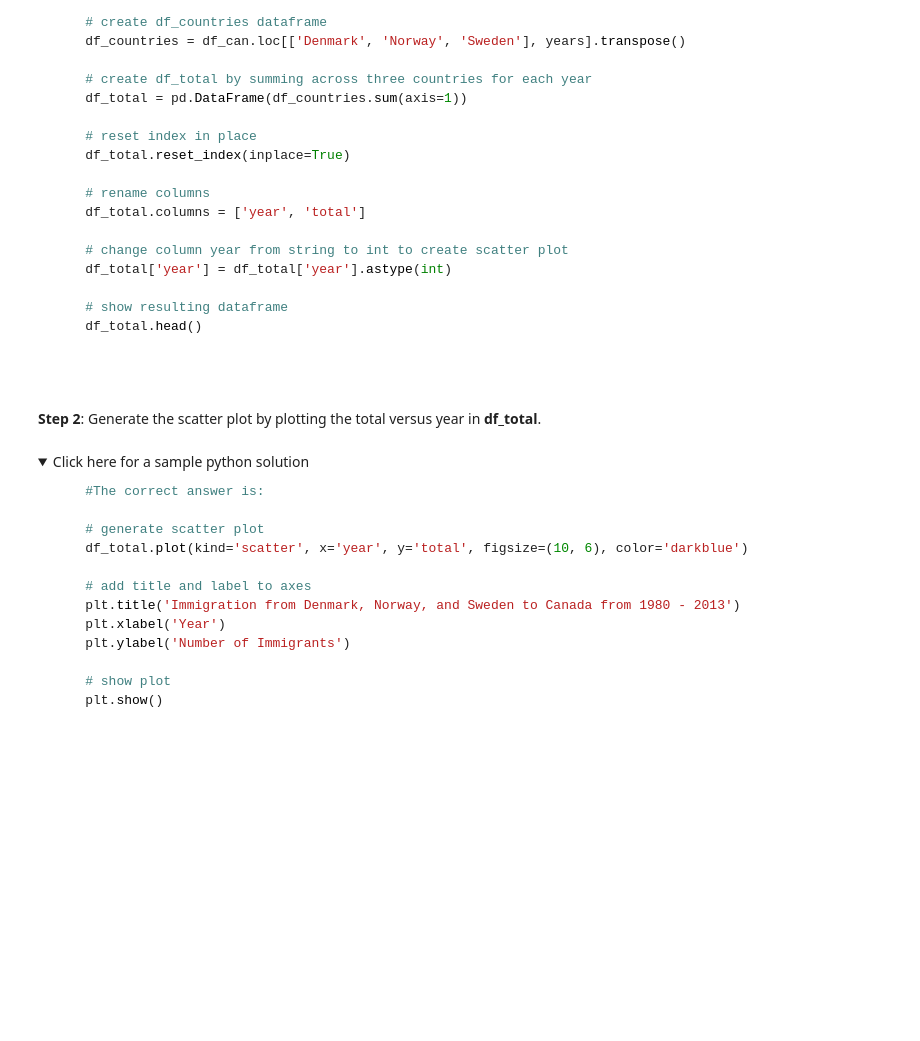
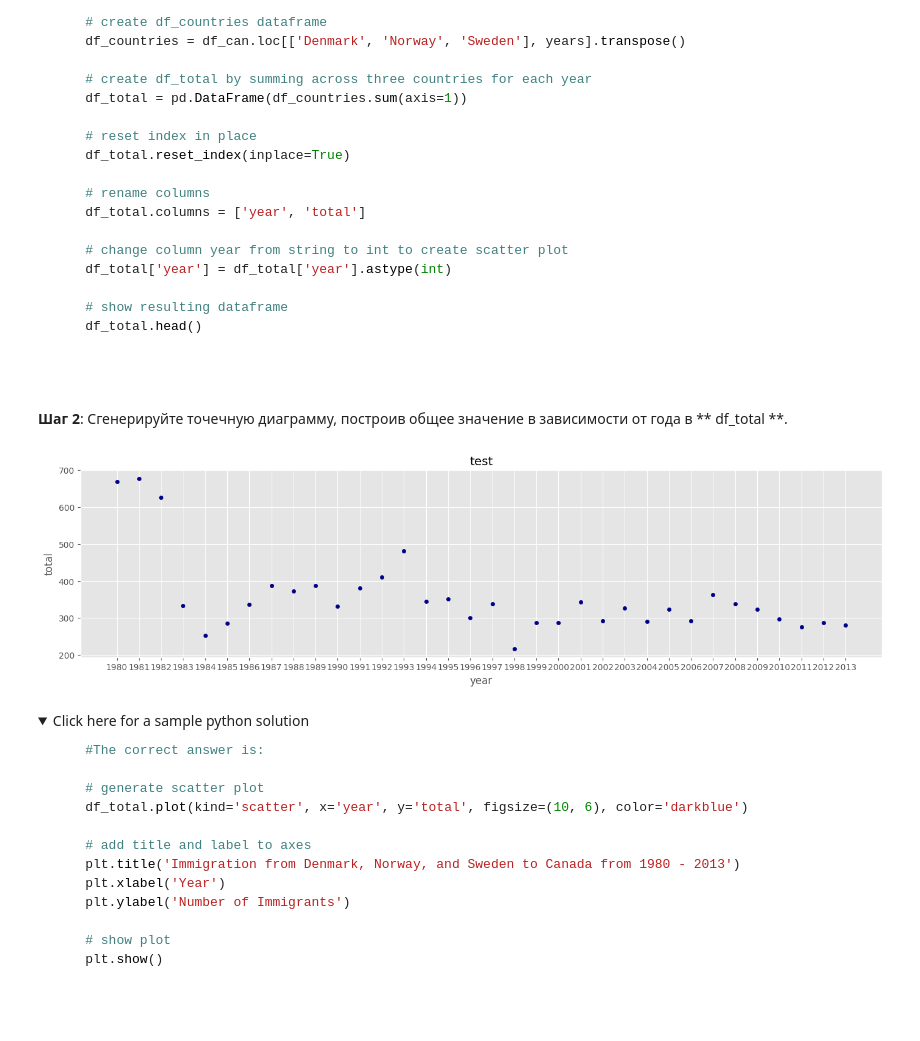
Before and after one commit to Vitalyastiy/courses, a Jupyter notebook: IBM/Viz_W2(2)-Exercise-Pie-Charts-Box-Plots-Scatter-Plots-and-Bubble-Plots.ipynb, the cells around one changed output. Cells and saved outputs as stored; diff of their text form; code cells hidden in the pictures; folded sections open; blank space fills up the shorter version.

````diff
--- a/IBM/Viz_W2(2)-Exercise-Pie-Charts-Box-Plots-Scatter-Plots-and-Bubble-Plots.ipynb
+++ b/IBM/Viz_W2(2)-Exercise-Pie-Charts-Box-Plots-Scatter-Plots-and-Bubble-Plots.ipynb
@@ -658,3 +733,11 @@ As a side note, we can observe that immigration took a dip around 1993 - 1997. F
+# %%
+### type your answer here
+
+df_countries=df_can.loc[['Denmark', 'Norway', 'Sweden'], years].T
+df_total = pd.DataFrame(df_countries.sum(axis=1))
+df_total.reset_index(inplace = True)
+df_total.columns = ['year', 'total']
+df_total
 # %% [markdown]
 <details><summary>Click here for a sample python solution</summary>
 
@@ -683,5 +766,3 @@ As a side note, we can observe that immigration took a dip around 1993 - 1997. F
 ```
 
 </details>
-# %% [markdown]
-**Step 2**: Generate the scatter plot by plotting the total versus year in **df_total**.
@@ -690,3 +769,13 @@ As a side note, we can observe that immigration took a dip around 1993 - 1997. F
+# %% [markdown]
+**Шаг 2**: Сгенерируйте точечную диаграмму, построив общее значение в зависимости от года в ** df_total **.
+# %%
+### type your answer here
+fig, ax = plt.subplots(figsize = (17,4))
+df_total.plot(kind= 'scatter', x = 'year', y = 'total' , ax = ax, color = 'darkblue')
+ax.set_title('test')
+plt.show()
+# %% [output]
+[figure, added]
 # %% [markdown]
 <details><summary>Click here for a sample python solution</summary>
 
````
Also changed, not shown: parts of 65 cells of this notebook.
